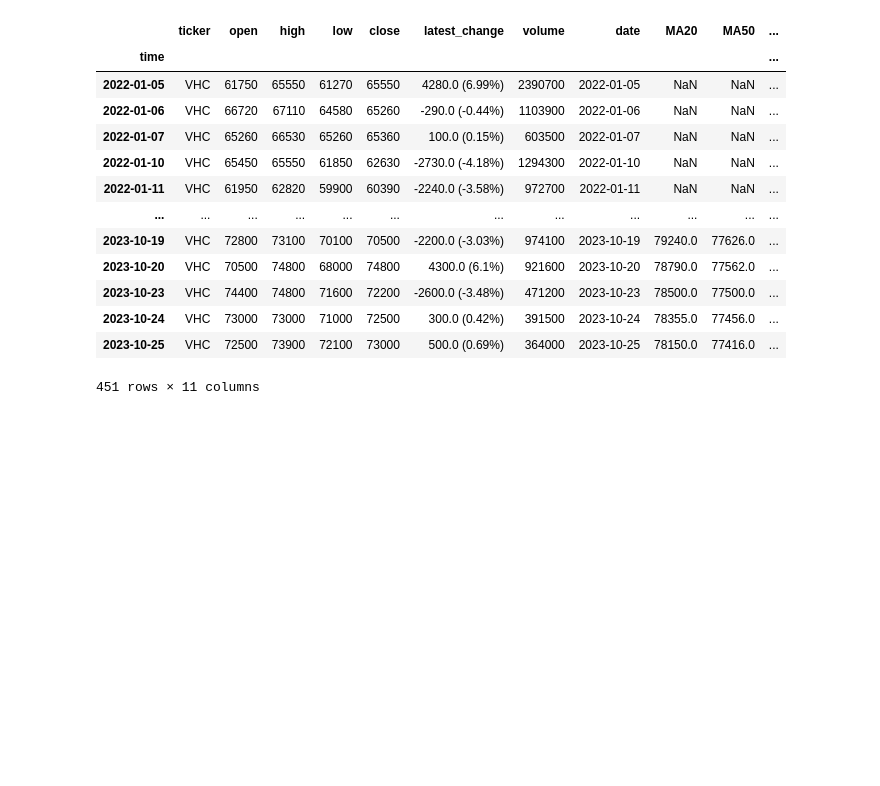
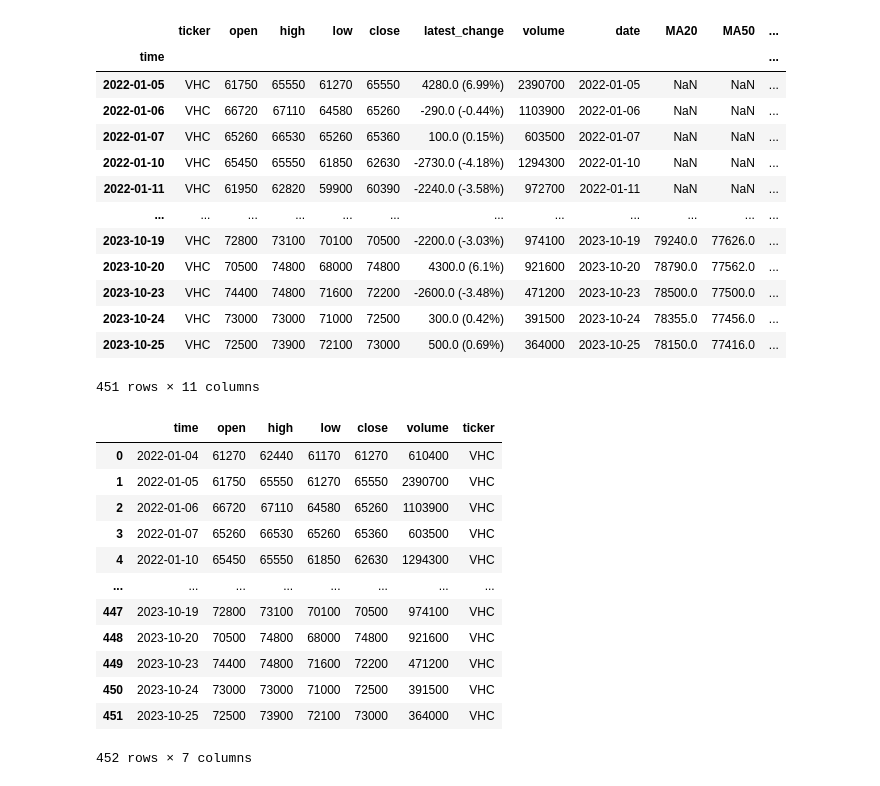
Before and after one commit to Nopnoplaaivay/vnStock, a Jupyter notebook: test.ipynb, the cells around one changed output. Cells and saved outputs as stored; diff of their text form; code cells hidden in the pictures; blank space fills up the shorter version.

Commit message:
Chart

```diff
--- a/test.ipynb
+++ b/test.ipynb
@@ -123,0 +122,18 @@ real_time_chart('VHC')
+# %%
+# real_time_chart('VHC')
+stock = stock_historical_data('VHC', "2022-01-01", str(date.today()), "1D", "stock")
+stock
+# %% [output]
+|  | time | open | high | low | close | volume | ticker |
+| 0 | 2022-01-04 | 61270 | 62440 | 61170 | 61270 | 610400 | VHC |
+| 1 | 2022-01-05 | 61750 | 65550 | 61270 | 65550 | 2390700 | VHC |
+| 2 | 2022-01-06 | 66720 | 67110 | 64580 | 65260 | 1103900 | VHC |
+| 3 | 2022-01-07 | 65260 | 66530 | 65260 | 65360 | 603500 | VHC |
+| 4 | 2022-01-10 | 65450 | 65550 | 61850 | 62630 | 1294300 | VHC |
+| ... | ... | ... | ... | ... | ... | ... | ... |
+| 447 | 2023-10-19 | 72800 | 73100 | 70100 | 70500 | 974100 | VHC |
+| 448 | 2023-10-20 | 70500 | 74800 | 68000 | 74800 | 921600 | VHC |
+| 449 | 2023-10-23 | 74400 | 74800 | 71600 | 72200 | 471200 | VHC |
+| 450 | 2023-10-24 | 73000 | 73000 | 71000 | 72500 | 391500 | VHC |
+| 451 | 2023-10-25 | 72500 | 73900 | 72100 | 73000 | 364000 | VHC |
+452 rows × 7 columns
```
Also changed, not shown: parts of 2 cells of this notebook.
